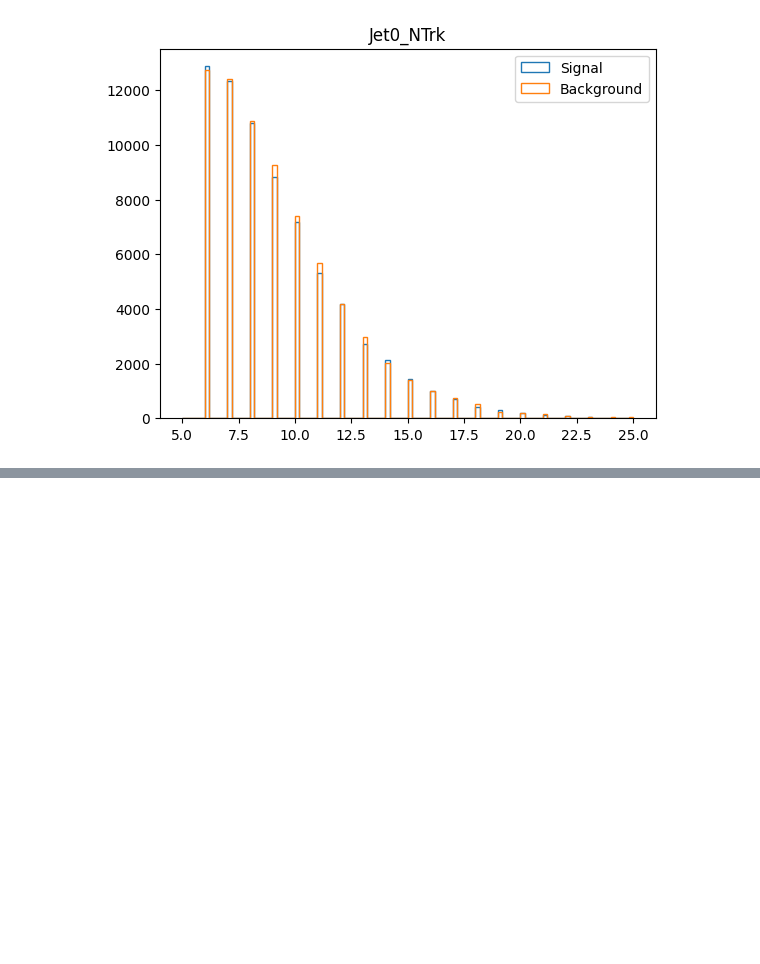
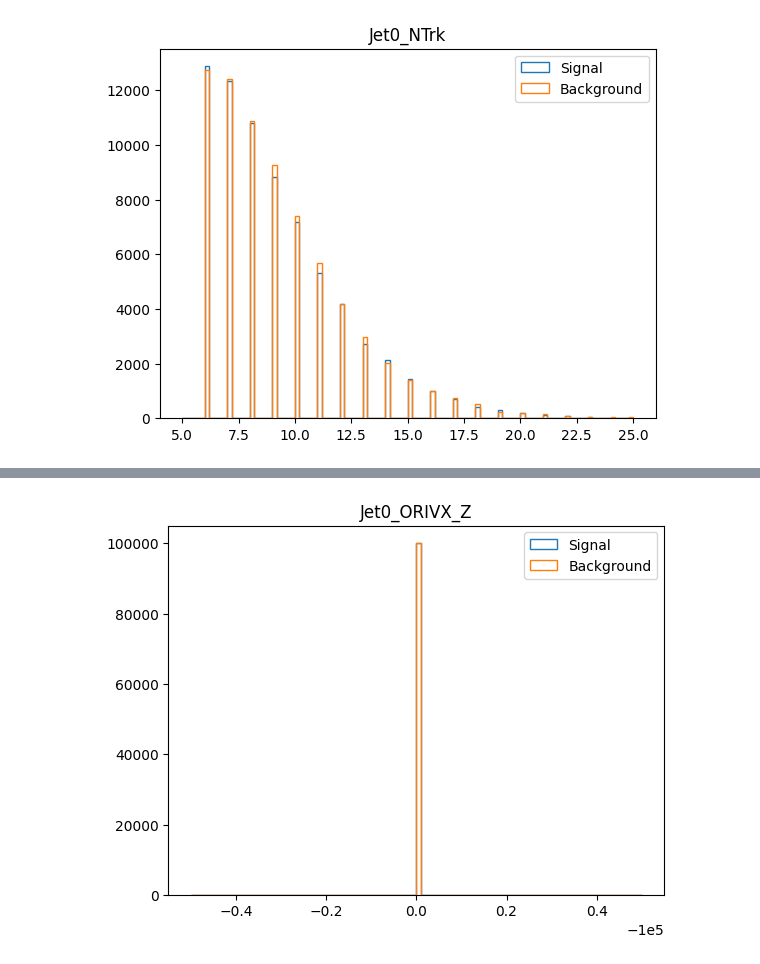
Before and after one commit to gpesticci/Jet-GNN, a Jupyter notebook: jetgnn.ipynb, the cells around one changed output, grey strips where cells are left out. Cells and saved outputs as stored; diff of their text form; code cells hidden in the pictures; blank space fills up the shorter version.

```diff
--- a/jetgnn.ipynb
+++ b/jetgnn.ipynb
@@ -49,3 +49,10 @@ list(df.columns[:50])
  'Jet0_NTrk',
  'Jet0_N90',
  'Jet0_MTF']
+# %%
+# customized plot function
+def custom_plot(sig, back, rng, title):
+    plt.hist(sig, label='Signal', bins=100, range=rng, histtype='step')
+    plt.hist(back, label='Background', bins=100, range=rng, histtype='step')
+    plt.legend(loc='best')
+    plt.title(title);
@@ -181,0 +140,5 @@ plt.title('Jet0_DIRA_ORIVX');
+# %%
+# plot of Jet0_ORIVX_Z
+custom_plot(df.Jet0_ORIVX_Z, df2.Jet0_ORIVX_Z, None, 'Jet0_ORIVX_Z')
+# %% [output]
+[figure, added]
```
Also changed, not shown: parts of 28 cells of this notebook.
